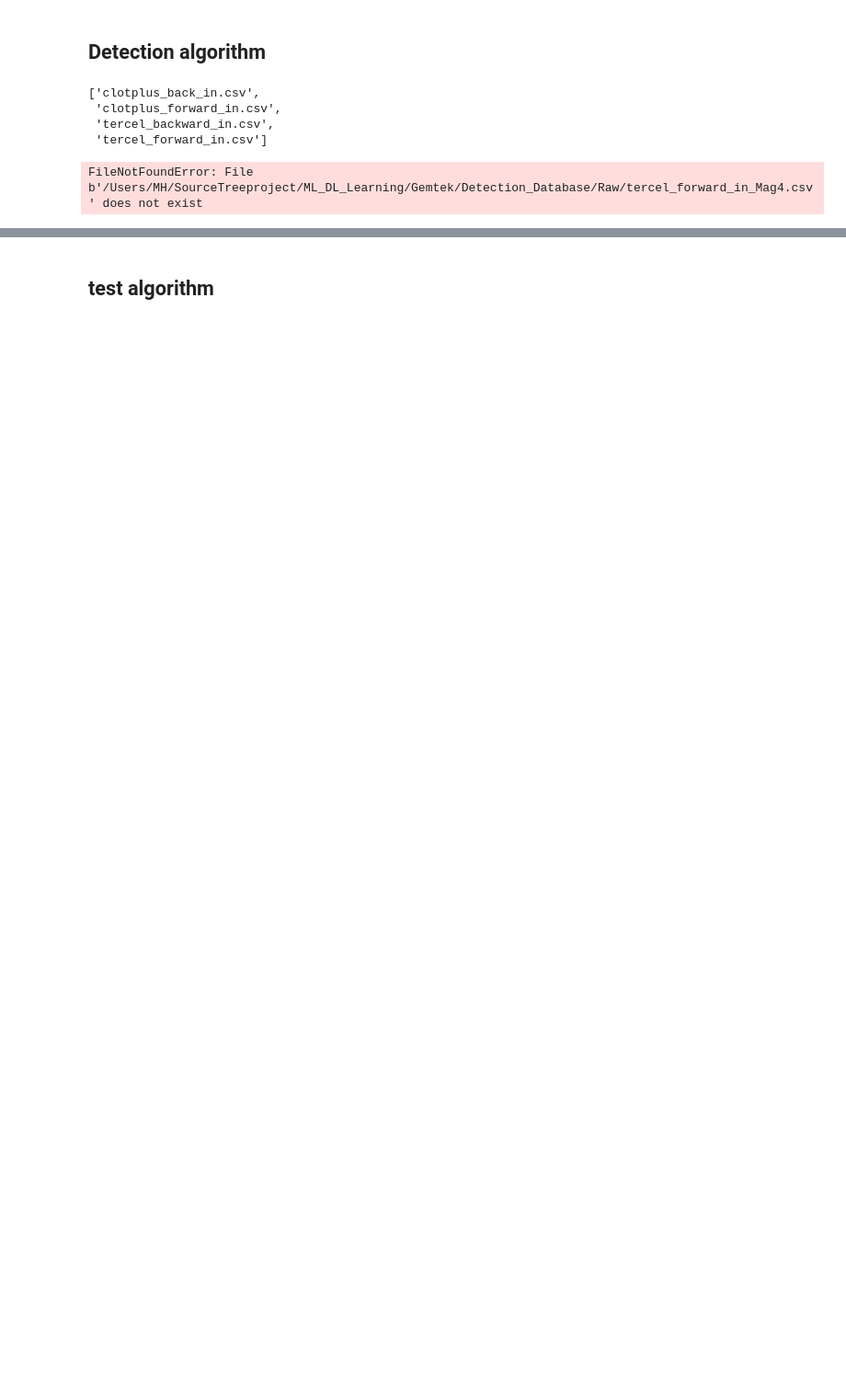
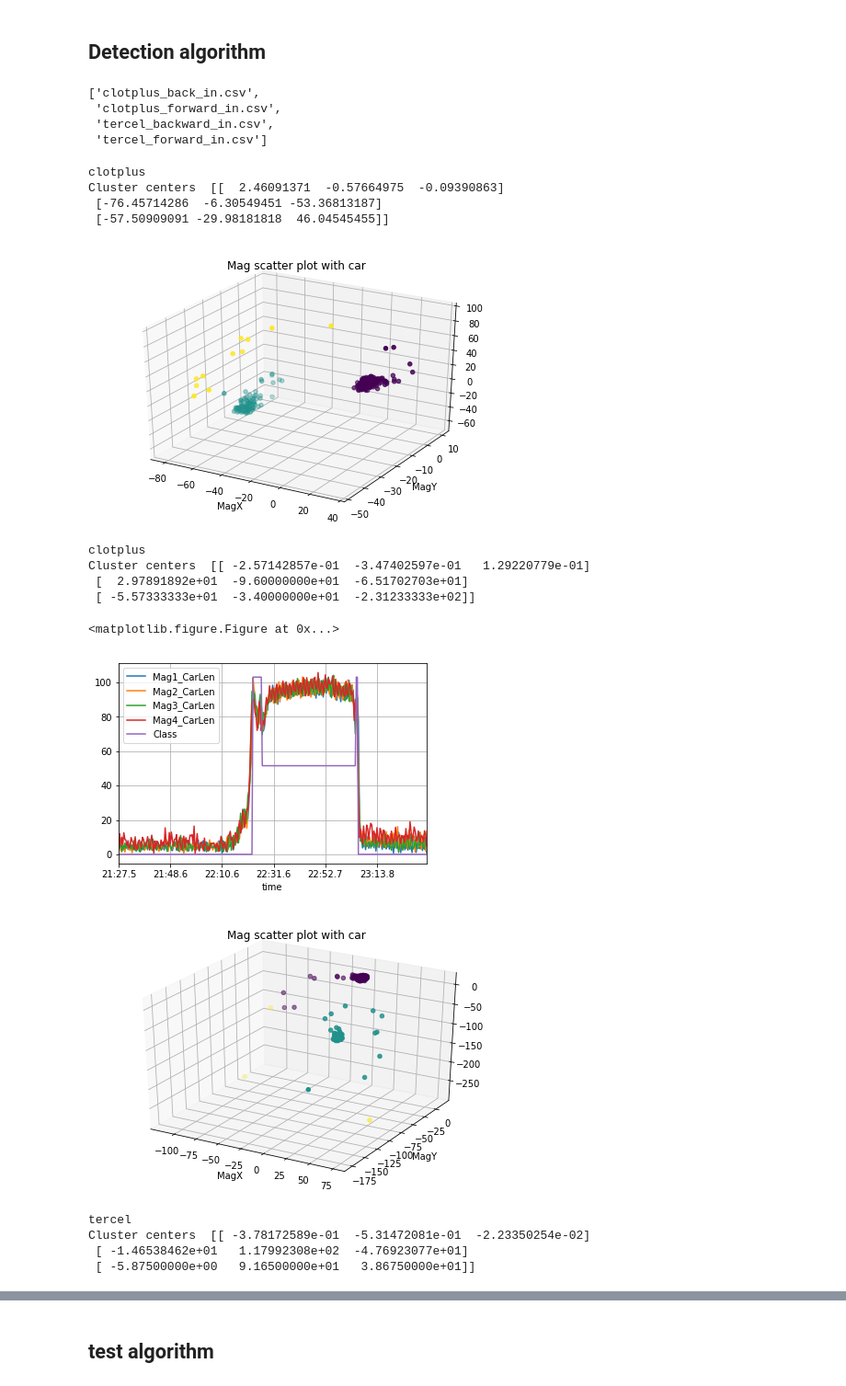
Before and after one commit to qwedsazxc78/ML_DL_Learning, a Jupyter notebook: Gemtek/Detection_Algorithm_v2.ipynb, the cells around one changed output, grey strips where cells are left out. Shown at 92% size. Cells and saved outputs as stored; diff of their text form; code cells hidden in the pictures; blank space fills up the shorter version.

```diff
--- a/Gemtek/Detection_Algorithm_v2.ipynb
+++ b/Gemtek/Detection_Algorithm_v2.ipynb
@@ -199,36 +266,60 @@ csvFiles
  'tercel_backward_in.csv',
  'tercel_forward_in.csv']
 # %%
-csvFile =  csvFiles[3]
-csvName = Rawdata_folderName + csvFile
-csvNewName = Prasedata_folderName + "New_" + csvFile
+def csv_file_get_key(csv_name, key):
+    strlist = csvFile.replace("."," ").replace(","," ").replace("_"," ").split(" ")
+    return strlist[key]
 
-if csvFile.find("back") != -1:
-    car_in_out_type = "Backward"
-elif csvFile.find("forward") != -1:
-    car_in_out_type = "Forward"
-elif csvFile.find("side") != -1:
-    car_in_out_type = "Sideway"
+for csvFile in csvFiles:
+    car_category = csv_file_get_key(csvFile, 0)
+    print(car_category)
+    # car_category = "tercel"
+    car_brand = "toyota"
 
-Experiment_Mag_number = 4
-Experiment_Mag_Env_number = 10
-car_brand = "toyota"
-car_category = "clotplus"
+    csvRawDataName = Rawdata_folderName + csvFile
+    csvNewDataName = Newdata_folderName + "New_" + csvFile
 
-df = pd.read_csv(csvName)
-df = get_mag_len(df, Experiment_Mag_number)
-df = get_mag_env(df, Experiment_Mag_number, Experiment_Mag_Env_number)
-df = get_mag_car_field(df, Experiment_Mag_number)
-df = get_car_brand(df, car_brand, car_category)
-df = get_car_in_out_type(df, car_in_out_type)
+    # can change by string funciton
+    if csvFile.find("back") != -1:
+        car_in_out_type = "Backward"
+    elif csvFile.find("forward") != -1:
+        car_in_out_type = "Forward"
+    elif csvFile.find("side") != -1:
+        car_in_out_type = "Sideway"
 
-# clustering
-Kmean_feature = ["Mag1_CarX","Mag1_CarY","Mag1_CarZ"]
-df = get_kmean_label(df, Kmean_feature)
-df = df[sorted(df.columns)]
-df.to_csv(csvNewName)
+    Experiment_Mag_number = 4
+    Experiment_Mag_Env_number = 10
 
-plt.figure();
-df.plot(x='time', y=['Mag1_CarLen','Mag2_CarLen','Mag3_CarLen','Mag4_CarLen', 'Class'], grid = True);
+
+    df = pd.read_csv(csvRawDataName)
+    df = get_mag_len(df, Experiment_Mag_number)
+    df = get_mag_env(df, Experiment_Mag_number, Experiment_Mag_Env_number)
+    df = get_mag_car_field(df, Experiment_Mag_number)
+    df = get_car_brand(df, car_brand, car_category)
+    df = get_car_in_out_type(df, car_in_out_type)
+
+    # clustering
+    Kmean_feature = ["Mag1_CarX","Mag1_CarY","Mag1_CarZ"]
+    df = get_kmean_label(df, Kmean_feature)
+    df = df[sorted(df.columns)]
+    df.to_csv(csvNewDataName)
+
+    plt.figure();
+    df.plot(x='time', y=['Mag1_CarLen','Mag2_CarLen','Mag3_CarLen','Mag4_CarLen', 'Class'], grid = True);
 # %% [output]
-FileNotFoundError: File b'/Users/MH/SourceTreeproject/ML_DL_Learning/Gemtek/Detection_Database/Raw/tercel_forward_in_Mag4.csv' does not exist
+clotplus
+Cluster centers  [[  2.46091371  -0.57664975  -0.09390863]
+ [-76.45714286  -6.30549451 -53.36813187]
+ [-57.50909091 -29.98181818  46.04545455]]
+[figure, added]
+clotplus
+Cluster centers  [[ -2.57142857e-01  -3.47402597e-01   1.29220779e-01]
+ [  2.97891892e+01  -9.60000000e+01  -6.51702703e+01]
+ [ -5.57333333e+01  -3.40000000e+01  -2.31233333e+02]]
+<matplotlib.figure.Figure at 0x...>
+[figure, added]
+[figure, added]
+tercel
+Cluster centers  [[ -3.78172589e-01  -5.31472081e-01  -2.23350254e-02]
+ [ -1.46538462e+01   1.17992308e+02  -4.76923077e+01]
+ [ -5.87500000e+00   9.16500000e+01   3.86750000e+01]]
```
Also changed, not shown: parts of 15 cells of this notebook, 46 other files.
